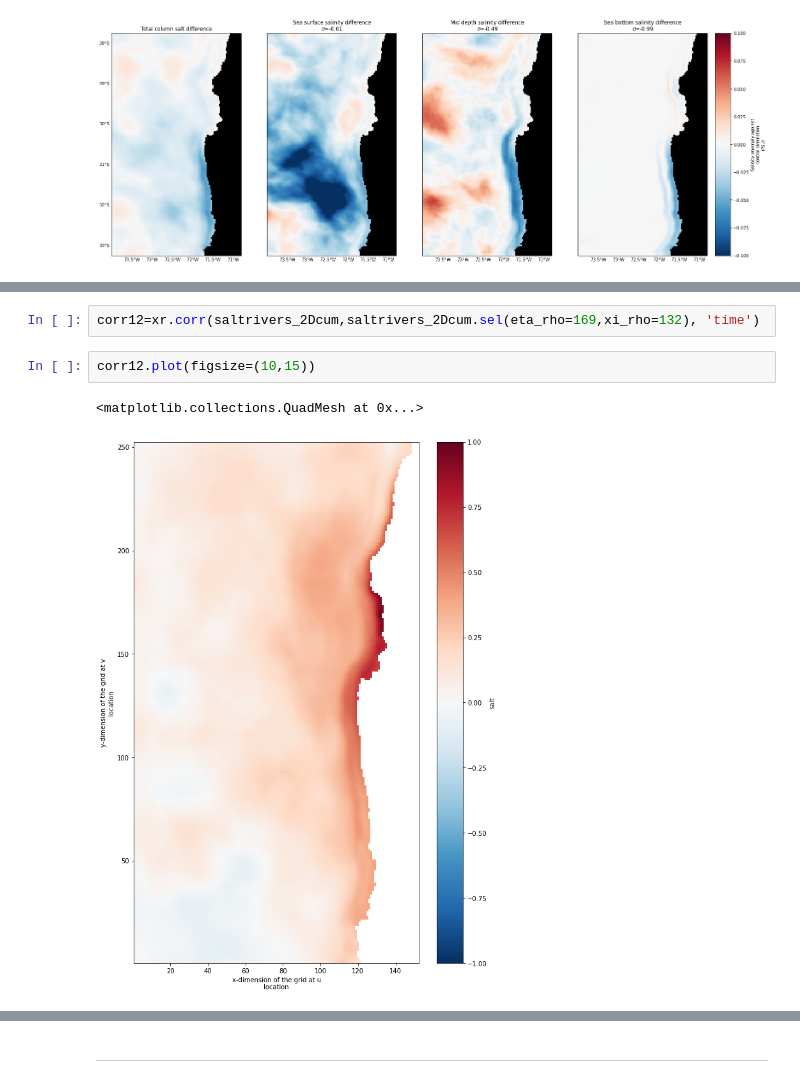
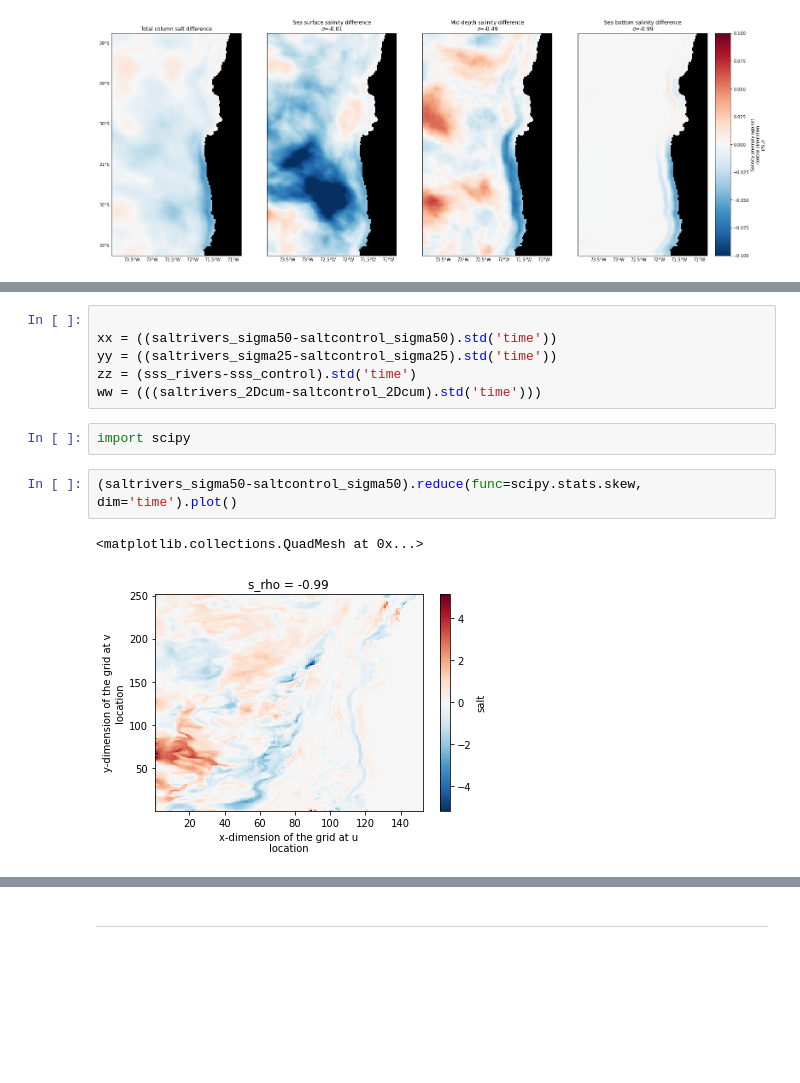
Before and after one commit to lucasglasner/CROCOSIMS, a Jupyter notebook: SIMSEQUIA/analysis_rund0.ipynb, the cells around one changed output, grey strips where cells are left out. Cells and saved outputs as stored; diff of their text form; blank space fills up the shorter version.

```diff
--- a/SIMSEQUIA/analysis_rund0.ipynb
+++ b/SIMSEQUIA/analysis_rund0.ipynb
@@ -292,7 +200,13 @@ corr12.plot(figsize=(10,15))
-# %%
-corr12=xr.corr(saltrivers_2Dcum,saltrivers_2Dcum.sel(eta_rho=169,xi_rho=132), 'time')
-# %%
-corr12.plot(figsize=(10,15))
-# %% [output]
-<matplotlib.collections.QuadMesh at 0x...>
-[figure, removed]
+# %%
+
+xx = ((saltrivers_sigma50-saltcontrol_sigma50).std('time'))
+yy = ((saltrivers_sigma25-saltcontrol_sigma25).std('time'))
+zz = (sss_rivers-sss_control).std('time')
+ww = (((saltrivers_2Dcum-saltcontrol_2Dcum).std('time')))
+# %%
+import scipy
+# %%
+(saltrivers_sigma50-saltcontrol_sigma50).reduce(func=scipy.stats.skew, dim='time').plot()
+# %% [output]
+<matplotlib.collections.QuadMesh at 0x...>
+[figure, added]
```
Also changed, not shown: parts of 19 cells of this notebook, 1 other file.
